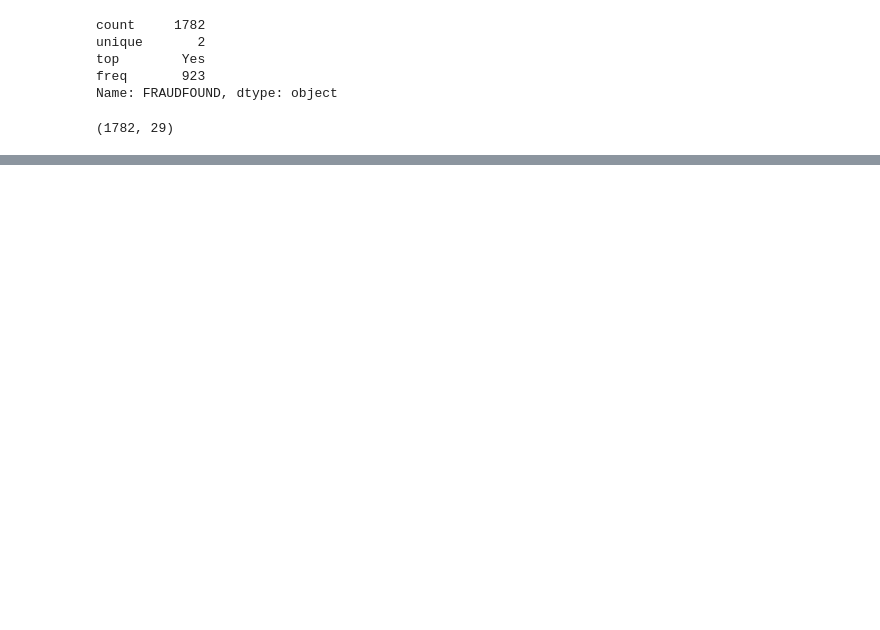
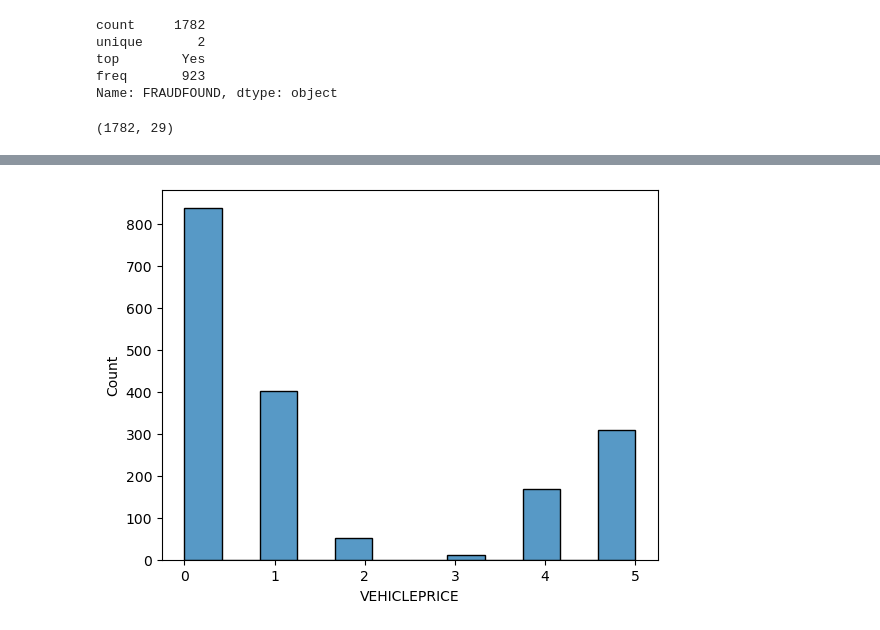
Before and after one commit to thiru2914/auto-insurance-fraud-detection, a Jupyter notebook: Auto-insurance-fraud-detection.ipynb, the cells around one changed output, grey strips where cells are left out. Saved outputs shown, nothing was run; the diff lists cells and outputs as text; code cells hidden in the pictures; blank space fills up the shorter version.

Commit message:
visualization

```diff
--- a/Auto-insurance-fraud-detection.ipynb
+++ b/Auto-insurance-fraud-detection.ipynb
@@ -322,3 +323,11 @@ count   1782.000000         1782.000000  0.0    1767.000000  1782.000000
 50%        0.000000     1.000000
 75%        0.000000     1.000000
 max        3.000000     2.000000
+# %%
+import matplotlib.pyplot as plt
+import seaborn as sns
+
+sns.histplot(df['VEHICLEPRICE'])
+plt.show()
+# %% [output]
+[figure, added]
```
Also changed, not shown: parts of 12 cells of this notebook.
